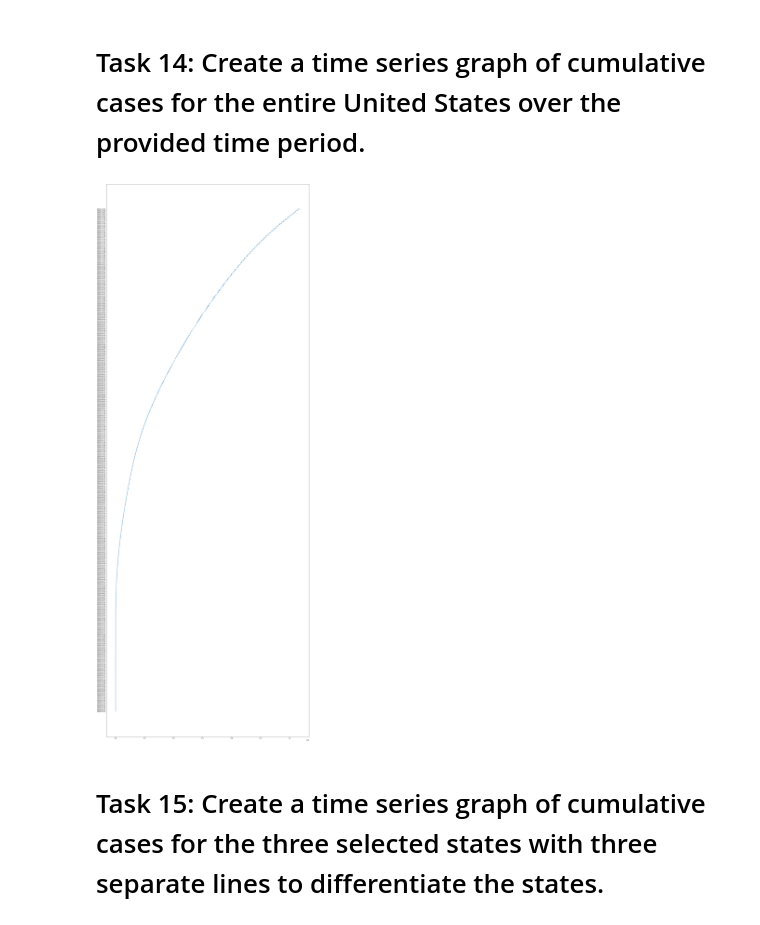
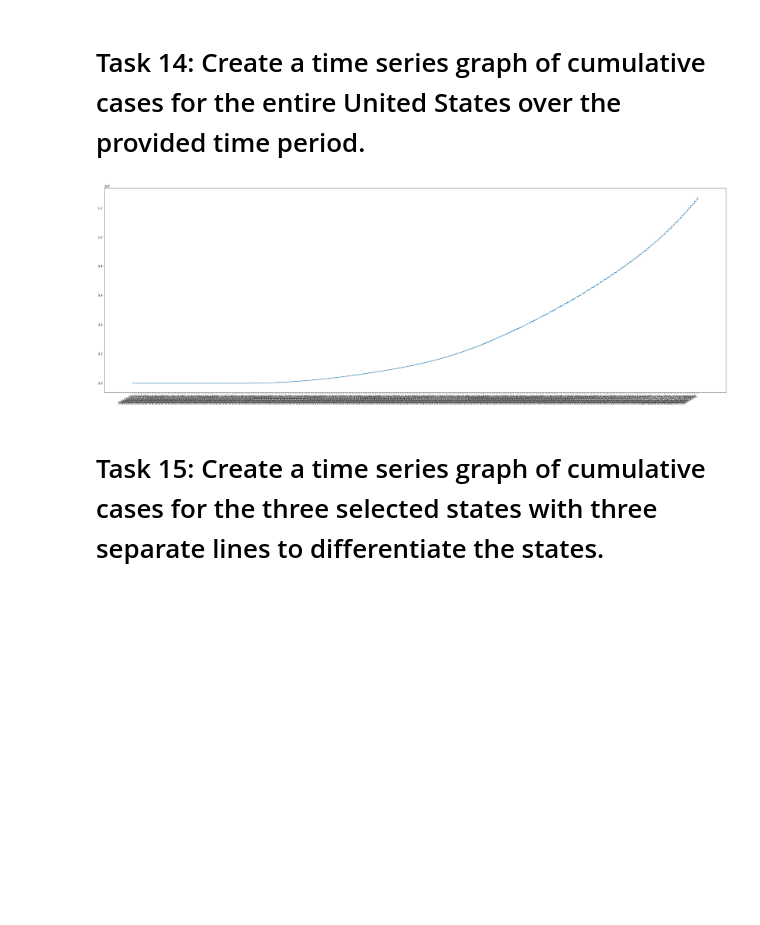
Before and after one commit to faridelya/Pandas-Seaborn-Numpy, a Jupyter notebook: A9.ipynb, the cells around one changed output. Drawn from its saved outputs; the diff is of its cells as text; code cells hidden in the pictures; blank space fills up the shorter version.

```diff
--- a/A9.ipynb
+++ b/A9.ipynb
@@ -196,6 +196,4 @@ covd.head()
 # %% [markdown]
 # Task 11:
 ## Aggregate the county-level data to obtain the total cumulative number of cases in the state per day.
-# %%
-covd['per_day'] = pd.to_datetime(covd.date, format="%Y/%m/%d").dt.day
 # %%
@@ -211,6 +209,6 @@ cum_per_day_in_state.head()
 # %% [markdown]
 # Task 12: A Aggregate the county-level data to obtain the total cumulative cases for the entire United states per day
 # %%
-covd['to_cumulative'] = covd.groupby(['per_day'])['cases'].apply(lambda x: x.cumsum())
+covd['to_cumulative'] = covd.groupby(['date'])['cases'].apply(lambda x: x.cumsum(axis=0))
 covd.head()
 # %% [output]
@@ -246,13 +244,15 @@ df.head(7)
 # %% [markdown]
 # Task 14: Create a time series graph of cumulative cases for the entire United States over the provided time period.
 # %%
-covd['cumulative_cases_all_united_st'] = covd['cases'].cumsum()
+covd['cumulative_cases_all_united_st'] = covd['cases'].cumsum(axis=0)
 # %%
-fig , ax = plt.subplots(figsize=(25,70))
 
-plt.plot(covd['cumulative_cases_all_united_st'], covd['date'] )
+
+fig , ax = plt.subplots(figsize=(40,15))
+plt.plot(covd['date'] , covd['cumulative_cases_all_united_st'],  )
+plt.gcf().autofmt_xdate()
 plt.show()
 # %% [output]
-[figure, old version]
+[figure, new version]
 # %% [markdown]
 # Task 15: Create a time series graph of cumulative cases for the three selected states with three separate lines to differentiate the states.
```
Also changed, not shown: parts of 11 cells of this notebook.
